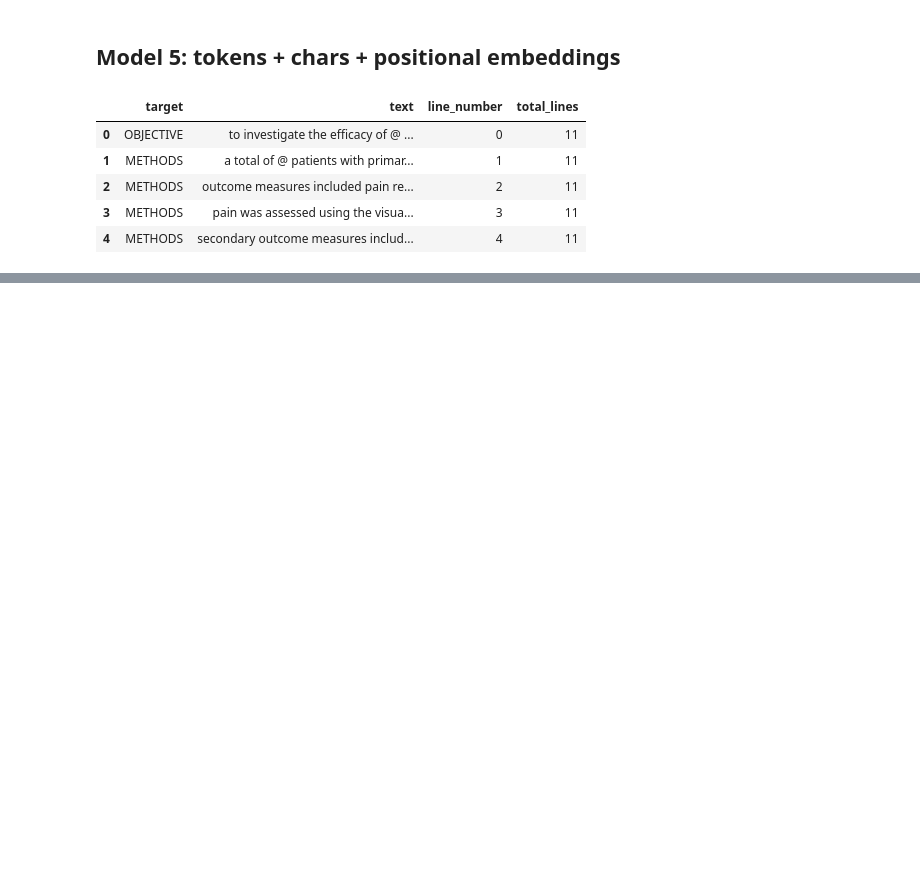
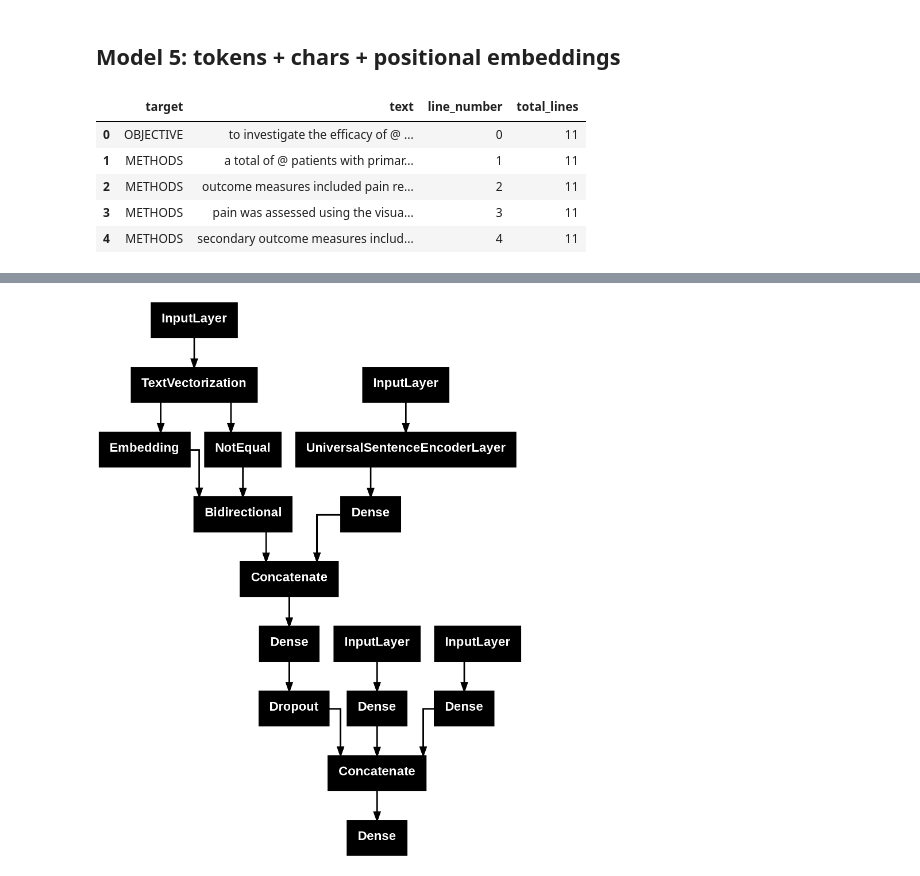
Before and after one commit to random-words/colab-notebooks, a Jupyter notebook: 09__SkimLit_nlp_milestone_project_2.ipynb, the cells around one changed output, grey strips where cells are left out. Drawn from its saved outputs; the diff is of its cells as text; code cells hidden in the pictures; blank space fills up the shorter version.

```diff
--- a/09__SkimLit_nlp_milestone_project_2.ipynb
+++ b/09__SkimLit_nlp_milestone_project_2.ipynb
@@ -1150,0 +1342,6 @@ train_df.head()
+# %%
+from keras.utils import plot_model
+
+plot_model(model_5)
+# %% [output]
+[figure, added]
```
Also changed, not shown: parts of 44 cells of this notebook.
